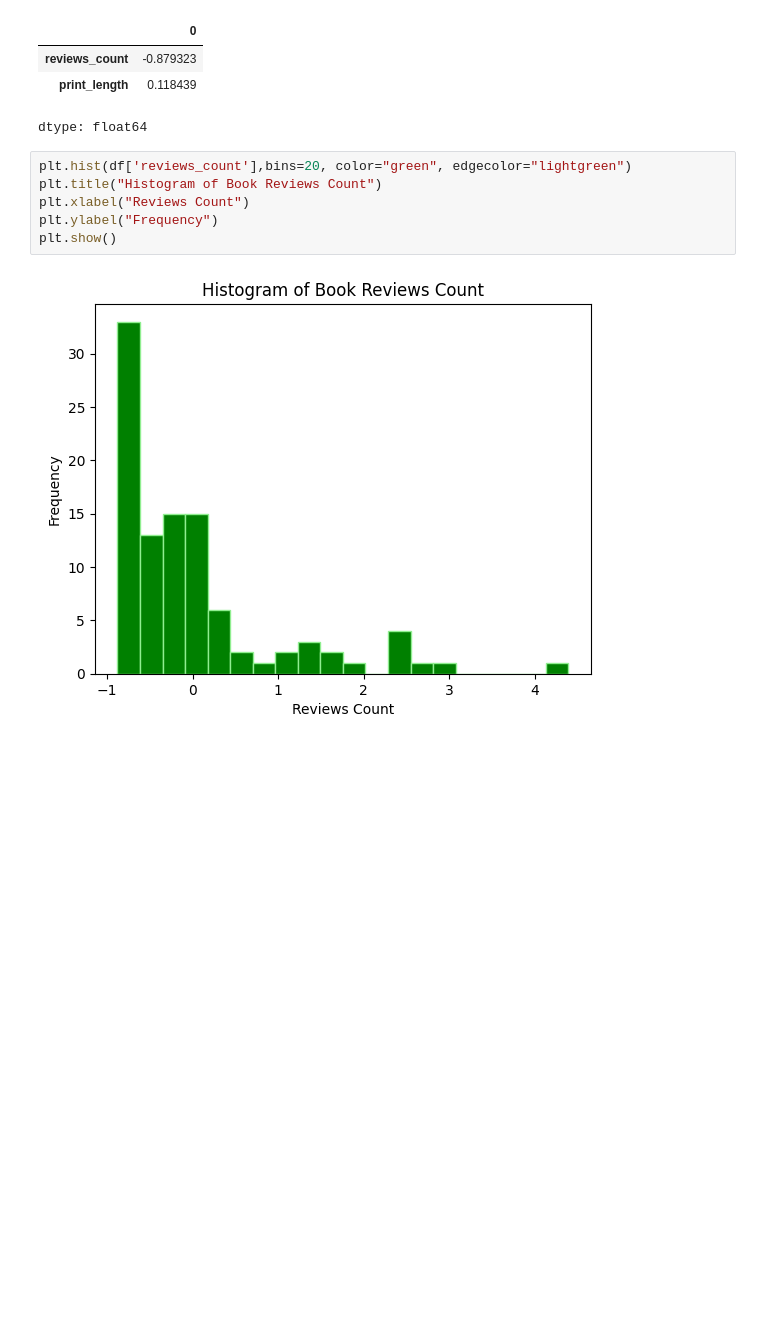
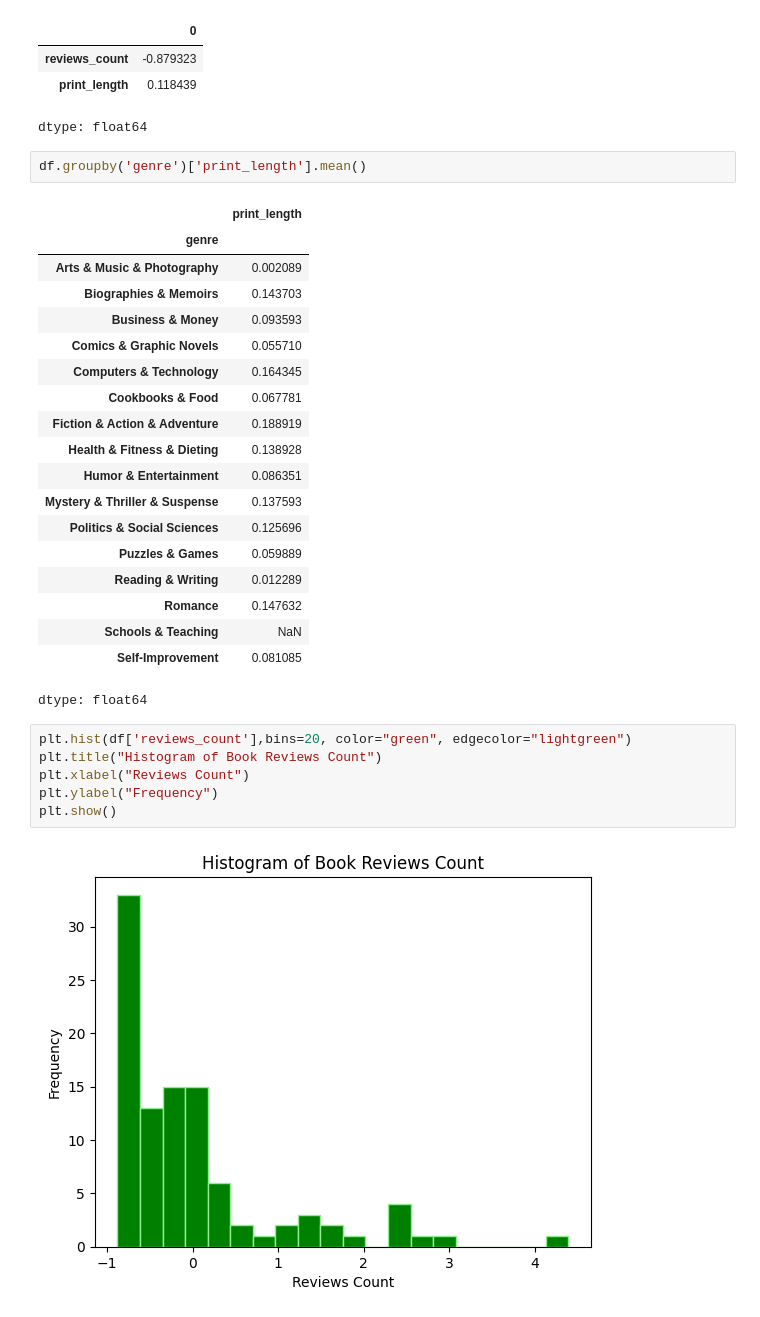
Before and after one commit to khushi24it-star/CA-2-project, a Jupyter notebook: best_selling_books_analysis.ipynb, the cells around one changed output. Drawn from its saved outputs; the diff is of its cells as text; blank space fills up the shorter version.

```diff
--- a/best_selling_books_analysis.ipynb
+++ b/best_selling_books_analysis.ipynb
@@ -236,6 +226,28 @@ df[num_cols].mode().iloc[0]
 | reviews_count | -0.879323 |
 | print_length | 0.118439 |
 dtype: float64
+# %%
+df.groupby('genre')['print_length'].mean()
+# %% [output]
+|  | print_length |
+| genre |  |
+| Arts & Music & Photography | 0.002089 |
+| Biographies & Memoirs | 0.143703 |
+| Business & Money | 0.093593 |
+| Comics & Graphic Novels | 0.055710 |
+| Computers & Technology | 0.164345 |
+| Cookbooks & Food | 0.067781 |
+| Fiction & Action & Adventure | 0.188919 |
+| Health & Fitness & Dieting | 0.138928 |
+| Humor & Entertainment | 0.086351 |
+| Mystery & Thriller & Suspense | 0.137593 |
+| Politics & Social Sciences | 0.125696 |
+| Puzzles & Games | 0.059889 |
+| Reading & Writing | 0.012289 |
+| Romance | 0.147632 |
+| Schools & Teaching | NaN |
+| Self-Improvement | 0.081085 |
+dtype: float64
 # %%
 plt.hist(df['reviews_count'],bins=20, color="green", edgecolor="lightgreen")
 plt.title("Histogram of Book Reviews Count")
```
Also changed, not shown: parts of 10 cells of this notebook.
